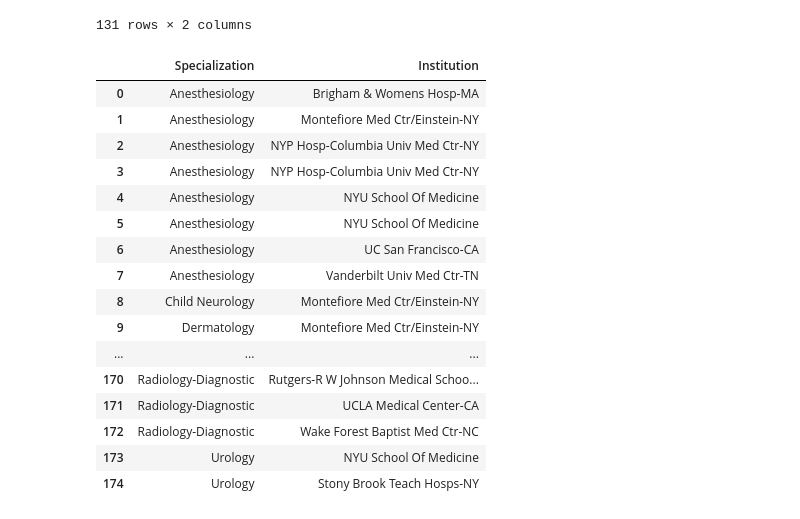
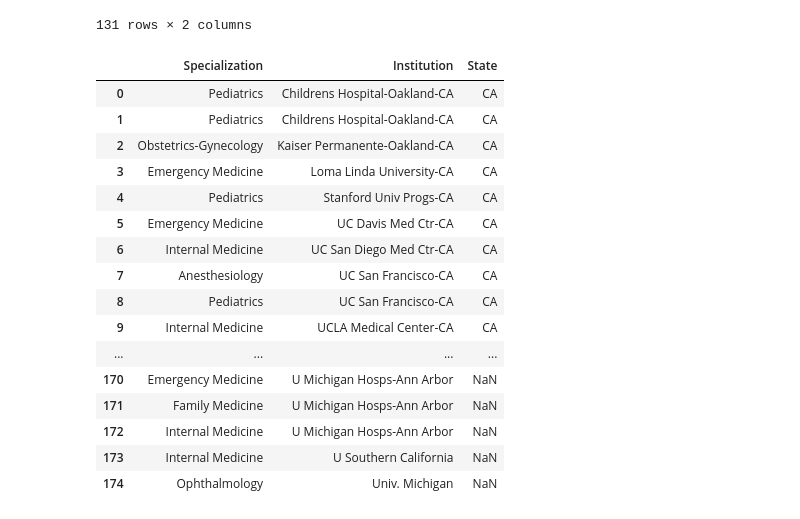
Before and after one commit to gatewaycat/outwhimsy, a Jupyter notebook: match2017.ipynb, the cells around one changed output. Cells and saved outputs as stored; diff of their text form; code cells hidden in the pictures.

Commit message:
Add 'State' column and sort

```diff
--- a/match2017.ipynb
+++ b/match2017.ipynb
@@ -31,48 +31,57 @@ raw_table
 table = np.array(raw_table)
 
 ## Insert missing 0th entry; automatically flattens (reshape 264 1).
 ## Insert missing 1st entry; already flattened.
 table = np.insert(table,0,'Anesthesiology')
 table = np.insert(table,0,'Anesthesiology')
 table = pd.DataFrame(table)
 
 ## Split table at each NaN
 tables = np.split(table, np.where([pd.isnull(table[0])])[True])
 
 ## Remove NaN entries
 tables = [table[~pd.isnull(table[0])] for table in tables if not isinstance(table, np.ndarray)]
 
 ## Remove empty DataFrames
 tables = [table for table in tables if not table.empty]
 
 ## Read 'Specialization' from rows 0 (and 1)
 for table in tables:
     table['Specialization'] = table[0].iloc[0]
 tables = [table[2:] for table in tables]
 
 result = pd.concat(tables)
 result = result.rename({0: 'Institution'}, axis='columns')
 result = result.reindex(columns=['Specialization','Institution'])
-result = result.sort_values(by=['Specialization','Institution'])
+
+def state(row):
+    result = row['Institution'][-2:]
+    if result.isupper():
+        return result
+    else:
+        return np.NaN
+
+result['State'] = result.apply(state, axis=1)
+result = result.sort_values(by=['State', 'Institution', 'Specialization'])
 result = result.reset_index(drop=True)
 
 pd.set_option('max_rows', 200)
 result
 # %% [output]
-|  | Specialization | Institution |
-| 0 | Anesthesiology | Brigham & Womens Hosp-MA |
-| 1 | Anesthesiology | Montefiore Med Ctr/Einstein-NY |
-| 2 | Anesthesiology | NYP Hosp-Columbia Univ Med Ctr-NY |
-| 3 | Anesthesiology | NYP Hosp-Columbia Univ Med Ctr-NY |
-| 4 | Anesthesiology | NYU School Of Medicine |
-| 5 | Anesthesiology | NYU School Of Medicine |
-| 6 | Anesthesiology | UC San Francisco-CA |
-| 7 | Anesthesiology | Vanderbilt Univ Med Ctr-TN |
-| 8 | Child Neurology | Montefiore Med Ctr/Einstein-NY |
-| 9 | Dermatology | Montefiore Med Ctr/Einstein-NY |
-| ... | ... | ... |
-| 170 | Radiology-Diagnostic | Rutgers-R W Johnson Medical Schoo... |
-| 171 | Radiology-Diagnostic | UCLA Medical Center-CA |
-| 172 | Radiology-Diagnostic | Wake Forest Baptist Med Ctr-NC |
-| 173 | Urology | NYU School Of Medicine |
-| 174 | Urology | Stony Brook Teach Hosps-NY |
+|  | Specialization | Institution | State |
+| 0 | Pediatrics | Childrens Hospital-Oakland-CA | CA |
+| 1 | Pediatrics | Childrens Hospital-Oakland-CA | CA |
+| 2 | Obstetrics-Gynecology | Kaiser Permanente-Oakland-CA | CA |
+| 3 | Emergency Medicine | Loma Linda University-CA | CA |
+| 4 | Pediatrics | Stanford Univ Progs-CA | CA |
+| 5 | Emergency Medicine | UC Davis Med Ctr-CA | CA |
+| 6 | Internal Medicine | UC San Diego Med Ctr-CA | CA |
+| 7 | Anesthesiology | UC San Francisco-CA | CA |
+| 8 | Pediatrics | UC San Francisco-CA | CA |
+| 9 | Internal Medicine | UCLA Medical Center-CA | CA |
+| ... | ... | ... | ... |
+| 170 | Emergency Medicine | U Michigan Hosps-Ann Arbor | NaN |
+| 171 | Family Medicine | U Michigan Hosps-Ann Arbor | NaN |
+| 172 | Internal Medicine | U Michigan Hosps-Ann Arbor | NaN |
+| 173 | Internal Medicine | U Southern California | NaN |
+| 174 | Ophthalmology | Univ. Michigan | NaN |
```
